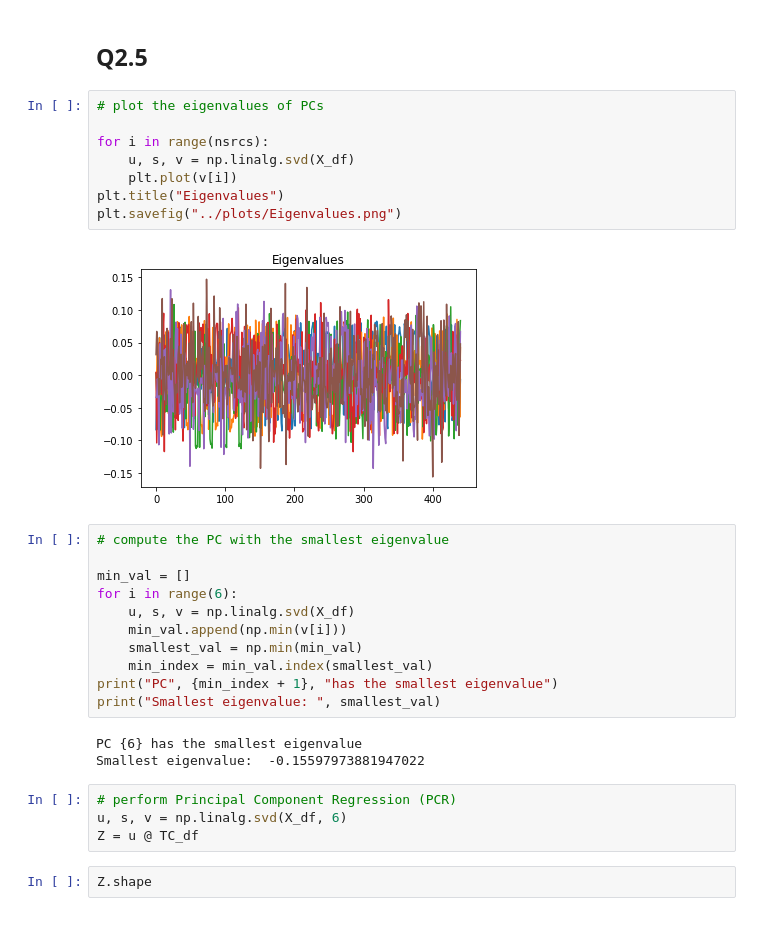
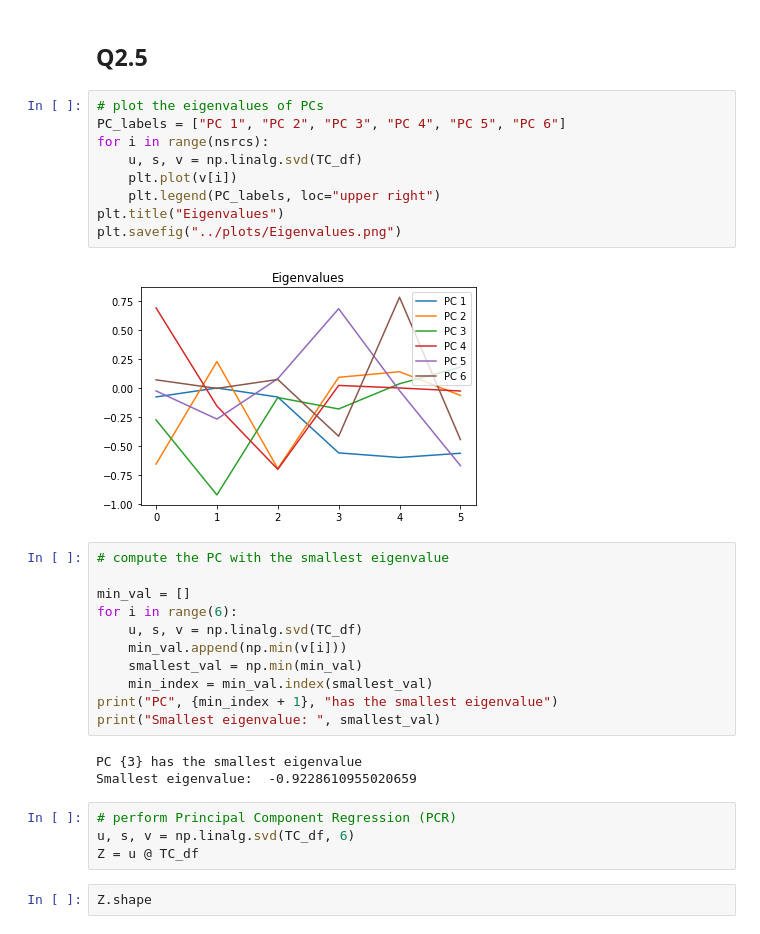
Before and after one commit to wailamw/mast30034_2021_s2_assignment_1-wailamw, a Jupyter notebook: code/Assignment 1.ipynb, the cells around one changed output. Saved outputs shown, nothing was run; the diff lists cells and outputs as text.

```diff
--- a/code/Assignment 1.ipynb
+++ b/code/Assignment 1.ipynb
@@ -532,31 +532,32 @@ plt.savefig("../plots/ALR vs. ARR vs. DLR vs. DRR.png")
 ## Q2.5
 # %%
 # plot the eigenvalues of PCs
-
+PC_labels = ["PC 1", "PC 2", "PC 3", "PC 4", "PC 5", "PC 6"]
 for i in range(nsrcs):
-    u, s, v = np.linalg.svd(X_df)
+    u, s, v = np.linalg.svd(TC_df)
     plt.plot(v[i])
+    plt.legend(PC_labels, loc="upper right")
 plt.title("Eigenvalues")
 plt.savefig("../plots/Eigenvalues.png")
 # %% [output]
-[figure, old version]
+[figure, new version]
 # %%
 # compute the PC with the smallest eigenvalue
 
 min_val = []
 for i in range(6):
-    u, s, v = np.linalg.svd(X_df)
+    u, s, v = np.linalg.svd(TC_df)
     min_val.append(np.min(v[i]))
     smallest_val = np.min(min_val)
     min_index = min_val.index(smallest_val)
 print("PC", {min_index + 1}, "has the smallest eigenvalue")
 print("Smallest eigenvalue: ", smallest_val)
 # %% [output]
-PC {6} has the smallest eigenvalue
-Smallest eigenvalue:  -0.15597973881947022
+PC {3} has the smallest eigenvalue
+Smallest eigenvalue:  -0.9228610955020659
 # %%
 # perform Principal Component Regression (PCR)
-u, s, v = np.linalg.svd(X_df, 6)
+u, s, v = np.linalg.svd(TC_df, 6)
 Z = u @ TC_df
 # %%
 Z.shape
```
Also changed, not shown: parts of 15 cells of this notebook, 13 other files.
